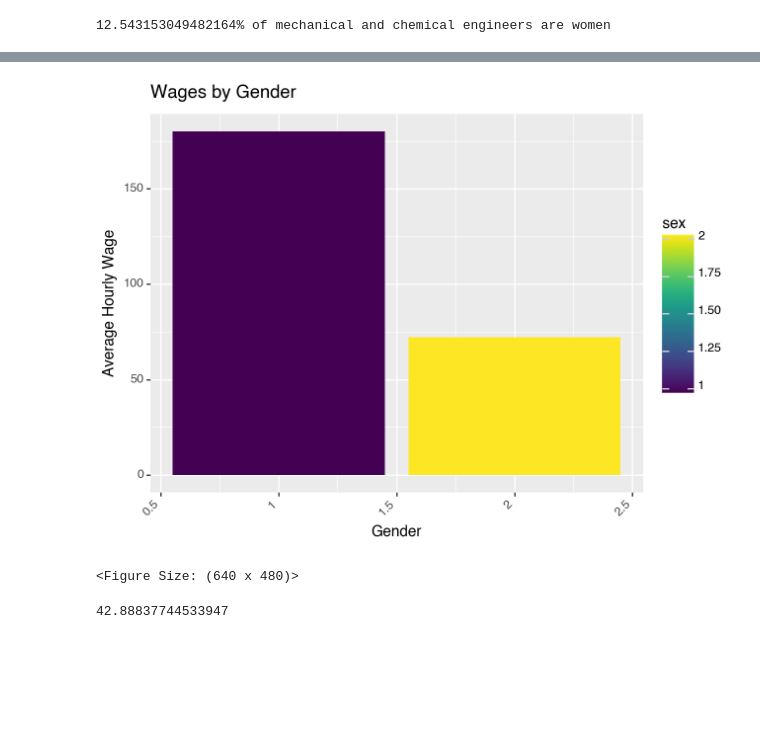
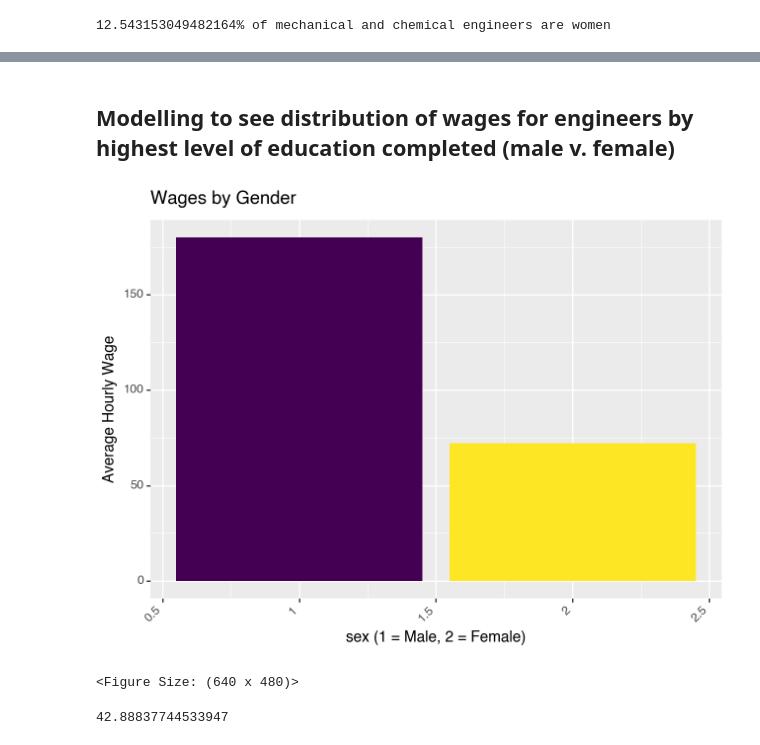
Before and after one commit to corinne167225/DataAnalysis2, a Jupyter notebook: Assignment1.ipynb, the cells around one changed output, grey strips where cells are left out. Drawn from its saved outputs; the diff is of its cells as text; code cells hidden in the pictures; blank space fills up the shorter version.

```diff
--- a/Assignment1.ipynb
+++ b/Assignment1.ipynb
@@ -230,8 +241,11 @@ ValueError: r_matrix performs f_test for using dimensions that are asymptoticall
+# %% [markdown]
+## Modelling to see distribution of wages for engineers by highest level of education completed (male v. female)
 # %%
-#wages by gender
-ggplot(data, aes(x='sex', y='w', fill='sex'))+ geom_bar(stat='identity', position='dodge')+theme(axis_text_x=element_text(angle=45, hjust=1))+labs(title='Wages by Gender', x='Gender', y='Average Hourly Wage')
+#wages by gender (overall comparison)
+ggplot(data, aes(x='sex', y='w', fill='sex'))+ geom_bar(stat='identity', position='dodge')+theme(axis_text_x=element_text(angle=45, hjust=1))+\
+theme(legend_position='none')+labs(title='Wages by Gender', x='sex (1 = Male, 2 = Female)', y='Average Hourly Wage')
 # %% [output]
-[figure, old version]
+[figure, new version]
 <Figure Size: (640 x 480)>
 # %%
 data['grade92'].min() #32, 1st-4th grade
```
Also changed, not shown: parts of 22 cells of this notebook, 1 other file.
